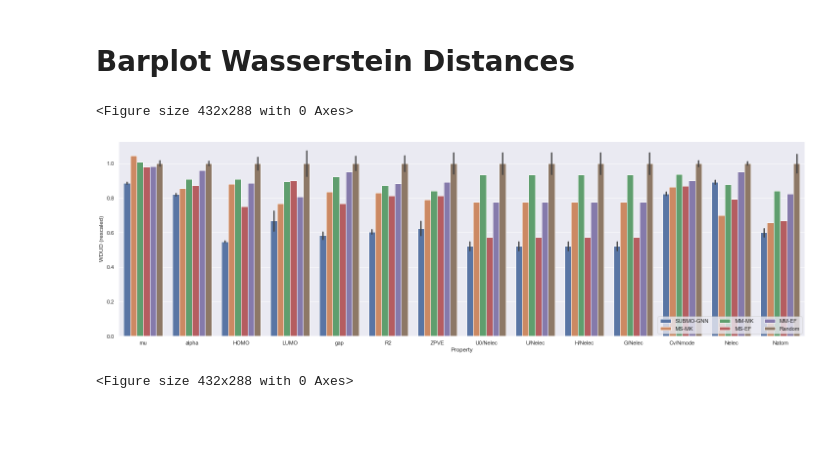
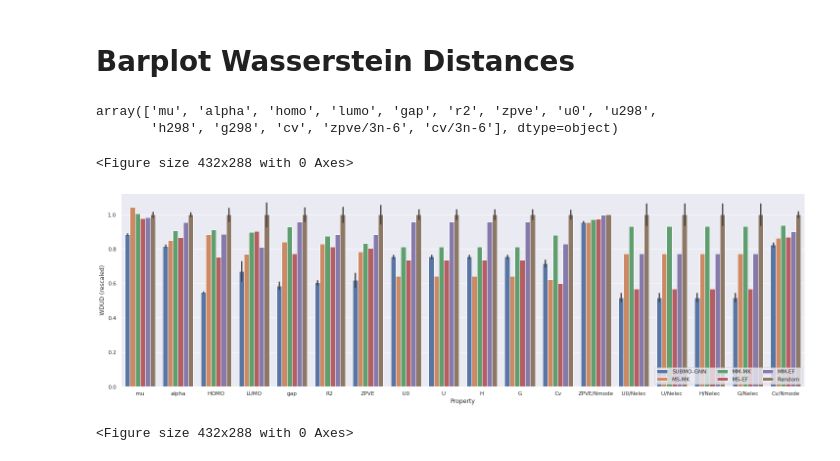
Before and after one commit to tomotomonakanaka/SUBMO, a Jupyter notebook: eval_wdud_mpd.ipynb, the cells around one changed output. Saved outputs shown, nothing was run; the diff lists cells and outputs as text; code cells hidden in the pictures; blank space fills up the shorter version.

```diff
--- a/eval_wdud_mpd.ipynb
+++ b/eval_wdud_mpd.ipynb
@@ -73,35 +73,45 @@ with open('./evaluation/wdud_values.p', 'rb') as f:
 
 main_method_labels = ['SUBMO-GNN', 'MS-MK', 'MM-MK', 'MS-EF', 'MM-EF', 'Random']
 ablation_method_labels = ['SUBMO w/o N', 'SUBMO w/ N', 'MS w/o N', 'MS w/ N', 'MM w/o N', 'MM w/ N', 'Random']
+# %%
+plotdf['property'].unique()
+# %% [output]
+array(['mu', 'alpha', 'homo', 'lumo', 'gap', 'r2', 'zpve', 'u0', 'u298',
+       'h298', 'g298', 'cv', 'zpve/3n-6', 'cv/3n-6'], dtype=object)
 # %%
 methods = ['logdet_ranking_normalize', 'maxsum_dissim_ranking_maccs', 'maxmin_dissim_ranking_maccs', 'maxsum_dissim_ranking_ecfp', 'maxmin_dissim_ranking_ecfp', 'random_ranking']
 plotdf = wasserstein_distances[wasserstein_distances['method'].isin(methods)]
 
 properties = [
-    'mu', 'alpha', 'homo', 'lumo', 'gap', 'r2', 'zpve',
-#    'u0', 'u298', 'h298', 'g298', 'cv',
-    'u0/Nelec', 'u298/Nelec', 'h298/Nelec', 'g298/Nelec', 'cv/3n-6', 'Nelec', 'Natom',
+    'mu', 'alpha', 'homo', 'lumo', 'gap', 'r2',
+    'zpve', 'u0', 'u298', 'h298', 'g298', 'cv',
+    #'zpve/3n-6', 'u0 per elec', 'u298 per elec', 'h298 per elec', 'g298 per elec', 'cv/3n-6',
+    #'zpve/3n-6', 'u0/Nelec', 'u298/Nelec', 'h298/Nelec', 'g298/Nelec', 'cv/3n-6',
 ]
 plotdf = plotdf[plotdf['property'].isin(properties)]
 
-property_labels = ['mu', 'alpha', 'HOMO', 'LUMO', 'gap', 'R2', 'ZPVE', 'U0', 'U', 'H', 'G', 'Cv', 'U0/Nelec', 'U/Nelec', 'H/Nelec', 'G/Nelec', 'Cv/Nmode', 'Nelec', 'Natom']
-property_labels = property_labels[:7] + property_labels[12:]
+property_labels = [
+    'mu', 'alpha', 'HOMO', 'LUMO', 'gap', 'R2',
+    'ZPVE', 'U0', 'U', 'H', 'G', 'Cv',
+    'ZPVE/Nmode', 'U0/Nelec', 'U/Nelec', 'H/Nelec', 'G/Nelec', 'Cv/Nmode'
+]
+# property_labels = property_labels[:7] + property_labels[12:]
 # property_labels = property_labels[:12]
 
 plt.clf()
 plt.figure(figsize=(20, 6))
 ax = sns.barplot(x="property", y="scaled_distance", hue='method',hue_order=methods, ci='sd', data=plotdf)
 ax.set(ylabel='WDUD (rescaled)', xlabel='Property')
 ax.set_xticklabels(property_labels)
 handles, labels = ax.get_legend_handles_labels()
 ax.legend(handles=handles, labels=main_method_labels, loc = 'lower right', ncol=3)
 sns.set(font_scale=2)
 plt.tight_layout(pad=0,w_pad=0, h_pad=0)
 plt.savefig('./evaluation/weval_main.pdf')
 #plt.show()
 # %% [output]
 <Figure size 432x288 with 0 Axes>
-[figure, old version]
+[figure, new version]
 # %%
 methods = ['logdet_ranking', 'logdet_ranking_normalize', 'maxsum_dissim_ranking', 'maxsum_dissim_ranking_normalize', 'maxmin_dissim_ranking', 'maxmin_dissim_ranking_normalize', 'random_ranking']
 plotdf = wasserstein_distances[wasserstein_distances['method'].isin(methods)]
```
Also changed, not shown: 1 other file.
